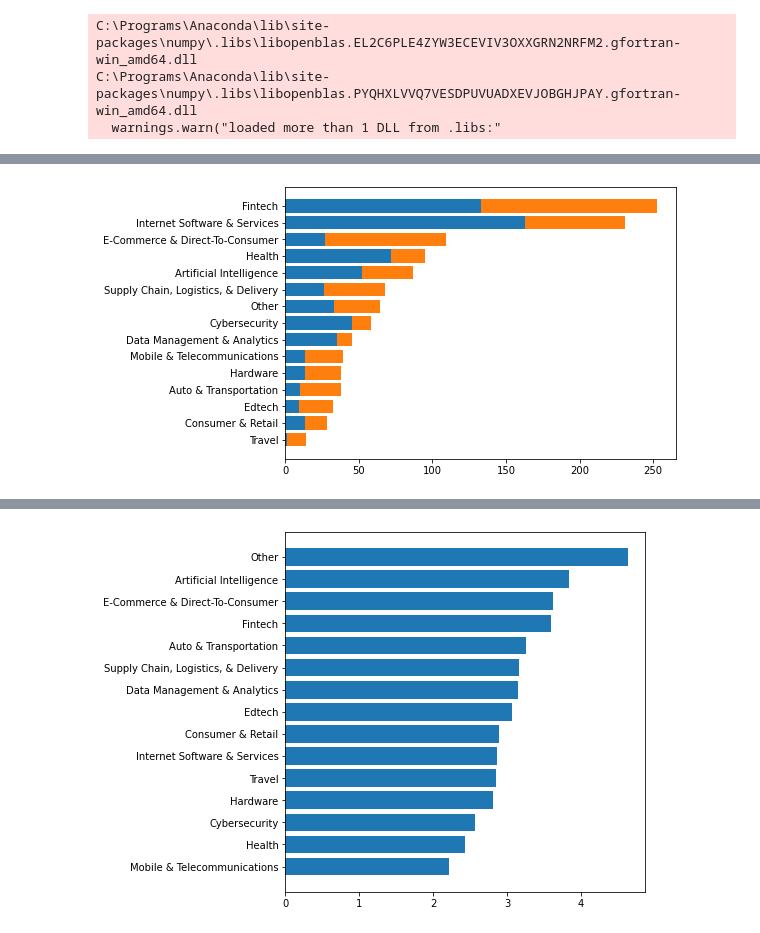
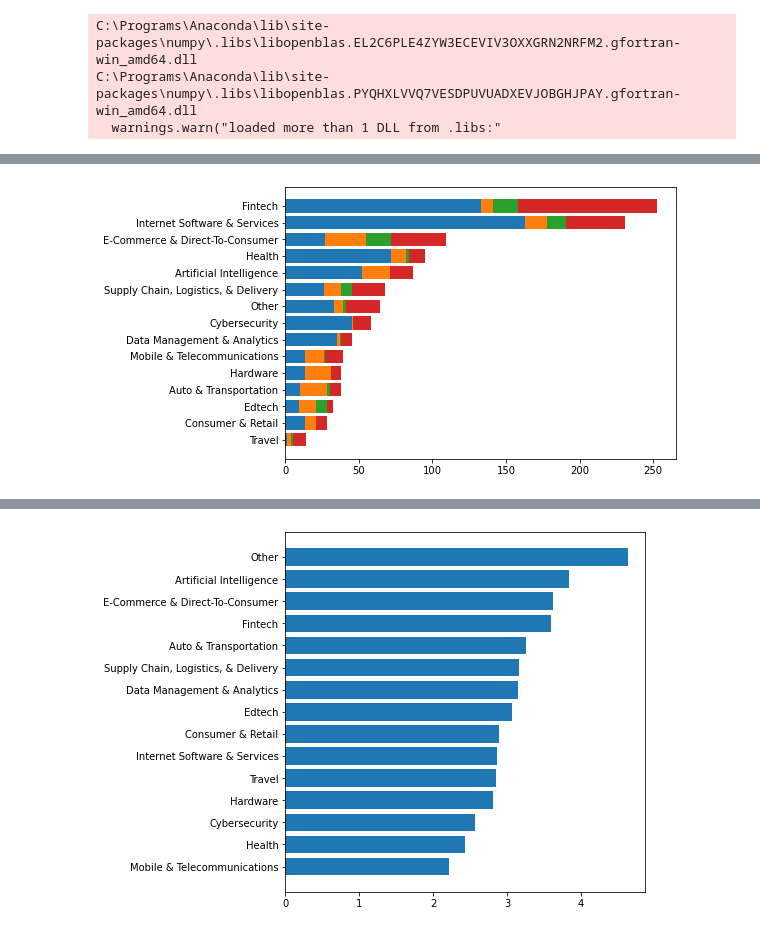
Before and after one commit to LinkWentz/startups-analysis, a Jupyter notebook: analysis.ipynb, the cells around one changed output, grey strips where cells are left out. Saved outputs shown, nothing was run; the diff lists cells and outputs as text; code cells hidden in the pictures.

```diff
--- a/analysis.ipynb
+++ b/analysis.ipynb
@@ -63,24 +55,24 @@ industries_by_country.head()
 | United Kingdom | 0.0 | 1.0 | 1.0 | 1.0 | 1.0 | 1.0 | ... |
 | Germany | 3.0 | 1.0 | 0.0 | 2.0 | 1.0 | 0.0 | ... |
 # %%
-n = 1
+n = 3
 
 fig, ax = plt.subplots(figsize=(7, 5))
 
 top_n_countries = industries_by_country.head(n)
 left = np.zeros(top_n_countries.shape[1])
 
 for country in top_n_countries.index:
     values = top_n_countries.loc[country]
     industries = top_n_countries.columns
 
     ax.barh(industries, values, left=left)
 
     left += values
 
 remain_country_count = industries_by_country.shape[0] - n
 other_countries = industries_by_country.tail(remain_country_count)
 ax.barh(other_countries.columns, other_countries.sum(axis=0), left=left)
 plt.show()
 # %% [output]
-[figure, old version]
+[figure, new version]
```
Also changed, not shown: parts of 27 cells of this notebook.
